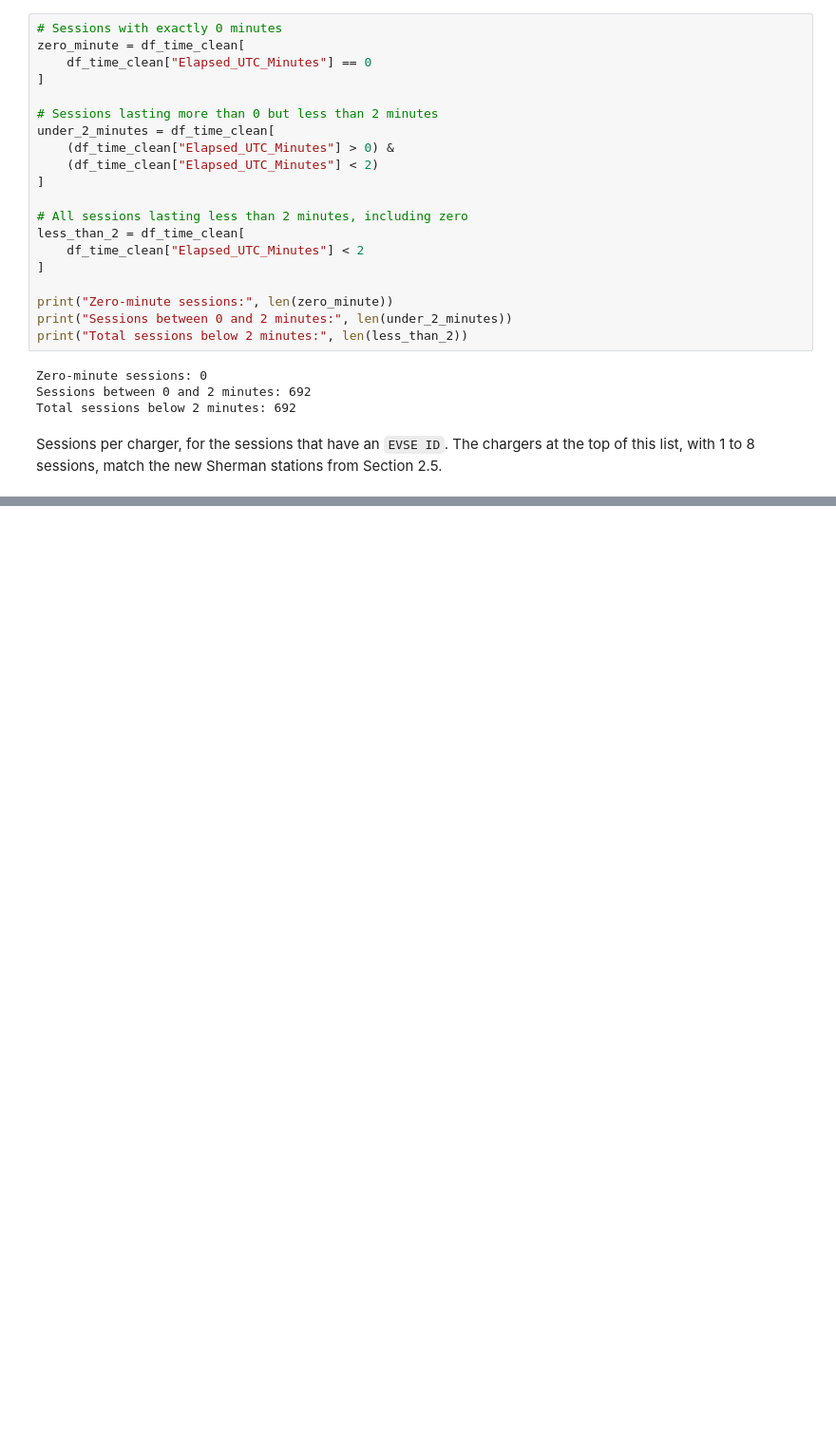
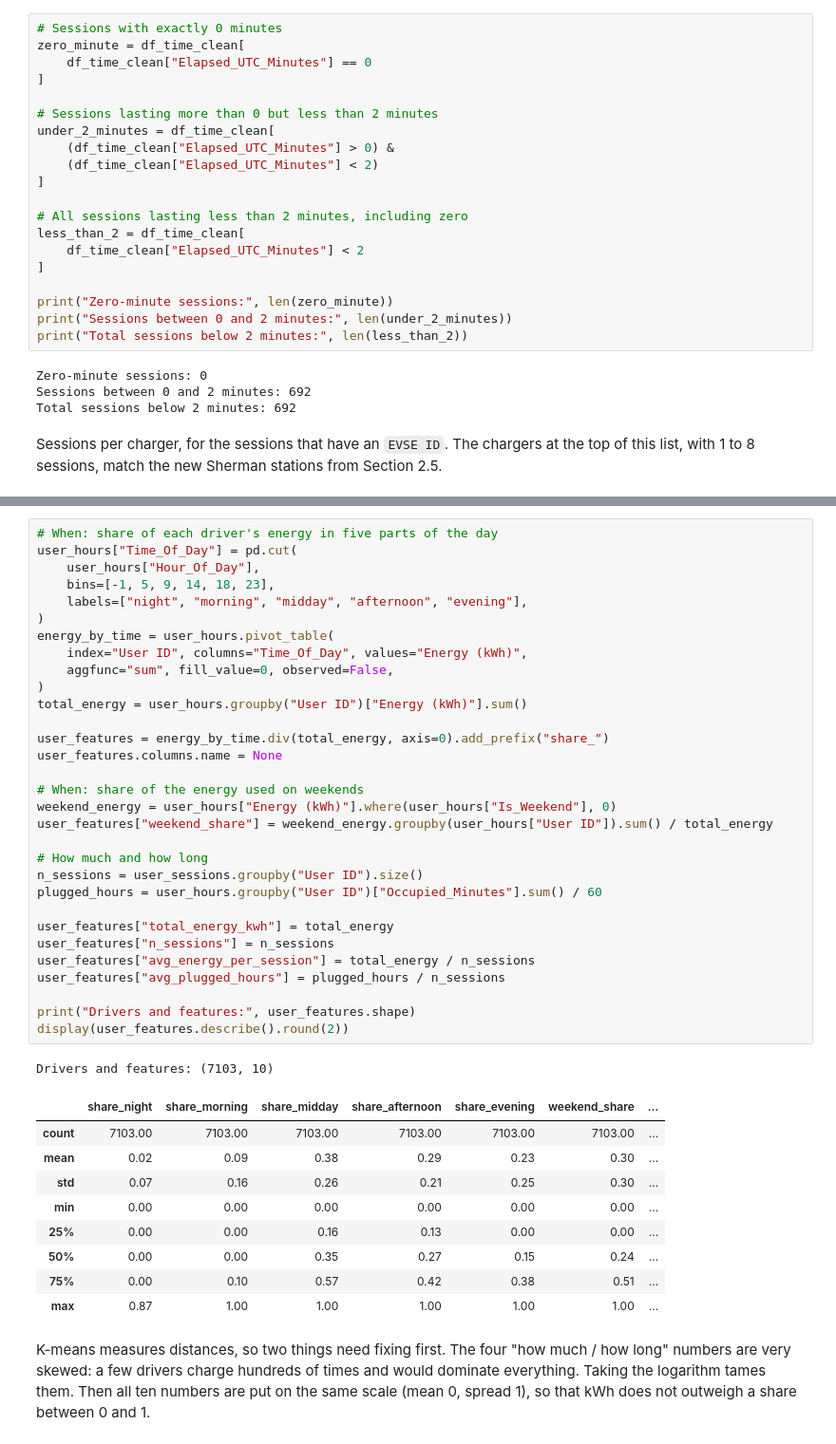
Before and after one commit to dumitritamacarenco/Introduction-to-Business-Analytics---Project-, a Jupyter notebook: ev_charging_palo_alto.ipynb, the cells around one changed output, grey strips where cells are left out. Shown at 95% size. Drawn from its saved outputs; the diff is of its cells as text; blank space fills up the shorter version.

```diff
--- a/ev_charging_palo_alto.ipynb
+++ b/ev_charging_palo_alto.ipynb
@@ -867,0 +1028,44 @@ display(evse_usage)
+# %%
+# When: share of each driver's energy in five parts of the day
+user_hours["Time_Of_Day"] = pd.cut(
+    user_hours["Hour_Of_Day"],
+    bins=[-1, 5, 9, 14, 18, 23],
+    labels=["night", "morning", "midday", "afternoon", "evening"],
+)
+energy_by_time = user_hours.pivot_table(
+    index="User ID", columns="Time_Of_Day", values="Energy (kWh)",
+    aggfunc="sum", fill_value=0, observed=False,
+)
+total_energy = user_hours.groupby("User ID")["Energy (kWh)"].sum()
+
+user_features = energy_by_time.div(total_energy, axis=0).add_prefix("share_")
+user_features.columns.name = None
+
+# When: share of the energy used on weekends
+weekend_energy = user_hours["Energy (kWh)"].where(user_hours["Is_Weekend"], 0)
+user_features["weekend_share"] = weekend_energy.groupby(user_hours["User ID"]).sum() / total_energy
+
+# How much and how long
+n_sessions = user_sessions.groupby("User ID").size()
+plugged_hours = user_hours.groupby("User ID")["Occupied_Minutes"].sum() / 60
+
+user_features["total_energy_kwh"] = total_energy
+user_features["n_sessions"] = n_sessions
+user_features["avg_energy_per_session"] = total_energy / n_sessions
+user_features["avg_plugged_hours"] = plugged_hours / n_sessions
+
+print("Drivers and features:", user_features.shape)
+display(user_features.describe().round(2))
+# %% [output]
+Drivers and features: (7103, 10)
+|  | share_night | share_morning | share_midday | share_afternoon | share_evening | weekend_share | ... |
+| count | 7103.00 | 7103.00 | 7103.00 | 7103.00 | 7103.00 | 7103.00 | ... |
+| mean | 0.02 | 0.09 | 0.38 | 0.29 | 0.23 | 0.30 | ... |
+| std | 0.07 | 0.16 | 0.26 | 0.21 | 0.25 | 0.30 | ... |
+| min | 0.00 | 0.00 | 0.00 | 0.00 | 0.00 | 0.00 | ... |
+| 25% | 0.00 | 0.00 | 0.16 | 0.13 | 0.00 | 0.00 | ... |
+| 50% | 0.00 | 0.00 | 0.35 | 0.27 | 0.15 | 0.24 | ... |
+| 75% | 0.00 | 0.10 | 0.57 | 0.42 | 0.38 | 0.51 | ... |
+| max | 0.87 | 1.00 | 1.00 | 1.00 | 1.00 | 1.00 | ... |
+# %% [markdown]
+K-means measures distances, so two things need fixing first. The four "how much / how long" numbers are very skewed: a few drivers charge hundreds of times and would dominate everything. Taking the logarithm tames them. Then all ten numbers are put on the same scale (mean 0, spread 1), so that kWh does not outweigh a share between 0 and 1.
```
Also changed, not shown: parts of 25 cells of this notebook.
